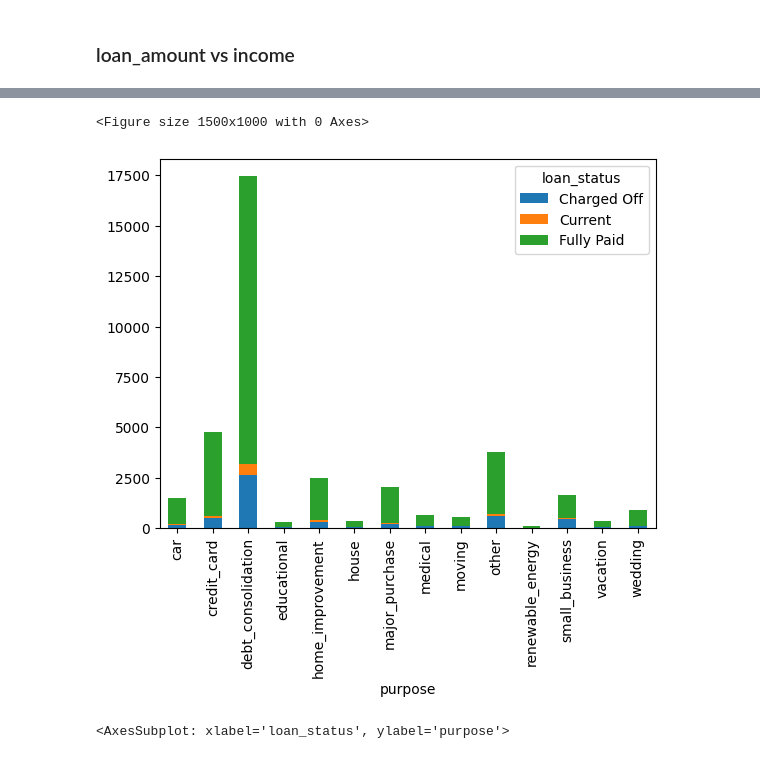
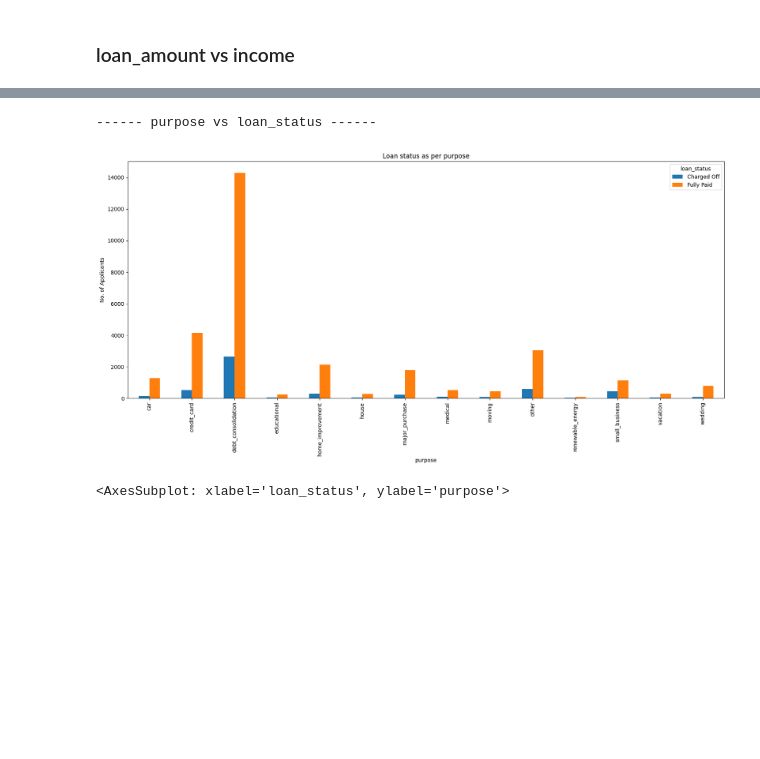
Before and after one commit to sagar220887/LendingClubCaseStudy, a Jupyter notebook: LendingCaseStudyNotebook.ipynb, the cells around one changed output, grey strips where cells are left out. Drawn from its saved outputs; the diff is of its cells as text; code cells hidden in the pictures; blank space fills up the shorter version.

Commit message:
added plots

```diff
--- a/LendingCaseStudyNotebook.ipynb
+++ b/LendingCaseStudyNotebook.ipynb
@@ -862,0 +921,6 @@ Name: pymnt_plan, dtype: int64
+# %%
+## pymnt_plan
+## payment plan field contains a single value.it will not impact the analysis
+print(f'shape of dataframe before dropping columns {loan_df.shape}')
+loan_df = loan_df.drop(['pymnt_plan'], axis=1)
+print(f'shape of dataframe after dropping columns {loan_df.shape}')
@@ -1018,0 +1092,3 @@ loan_df_outlier.head()
+# %%
+loan_data_non_existing = loan_df_outlier[loan_df_outlier['loan_status'] != 'Current']
+loan_data_non_existing.shape
@@ -1018,0 +1120,8 @@ loan_df_outlier.head()
+# %%
+def show_crosstab(column_name):
+    print(f"------ {column_name} vs loan_status ------ ")
+    pd.crosstab(loan_data_non_existing[column_name],loan_data_non_existing.loan_status).plot(kind="bar",figsize=(20,8))
+    plt.title(f'Loan status as per {column_name}')
+    plt.xlabel(column_name)
+    plt.ylabel('No. of Applicants')
+    plt.show()
@@ -1044,12 +1297,12 @@ plt.xticks(rotation=90)
 # %%
-plt.figure(figsize=(15,10))
+# plt.figure(figsize=(15,10))
 
-data1 = pd.pivot_table(data=loan_df_outlier, index='purpose', columns = 'loan_status', aggfunc='count')['annual_inc']
-data1.plot.bar(stacked=True)
-plt.show()
+# purchase_status_data = pd.pivot_table(data=loan_df_outlier, index='purpose', columns = 'loan_status', aggfunc='count')['annual_inc']
+# purchase_status_data.plot.bar(stacked=True)
+# plt.show()
 
-# (pd.pivot_table(data=loan_df_outlier, index='purpose', columns = 'loan_status', aggfunc='count'))['annual_inc'].plot.bar(stacked=True)
+show_crosstab('purpose')
 # %% [output]
-<Figure size 1500x1000 with 0 Axes>
+------ purpose vs loan_status ------
-[figure, old version]
+[figure, new version]
 # %%
```
Also changed, not shown: parts of 99 cells of this notebook.
